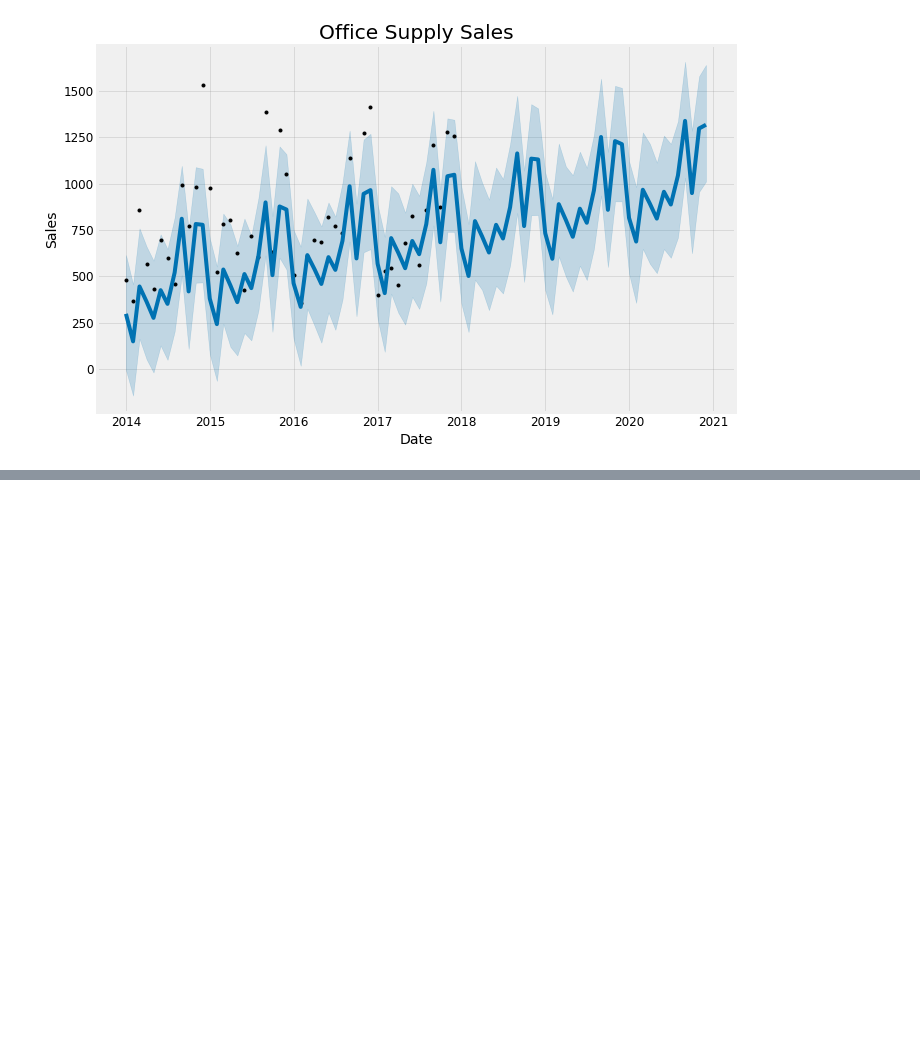
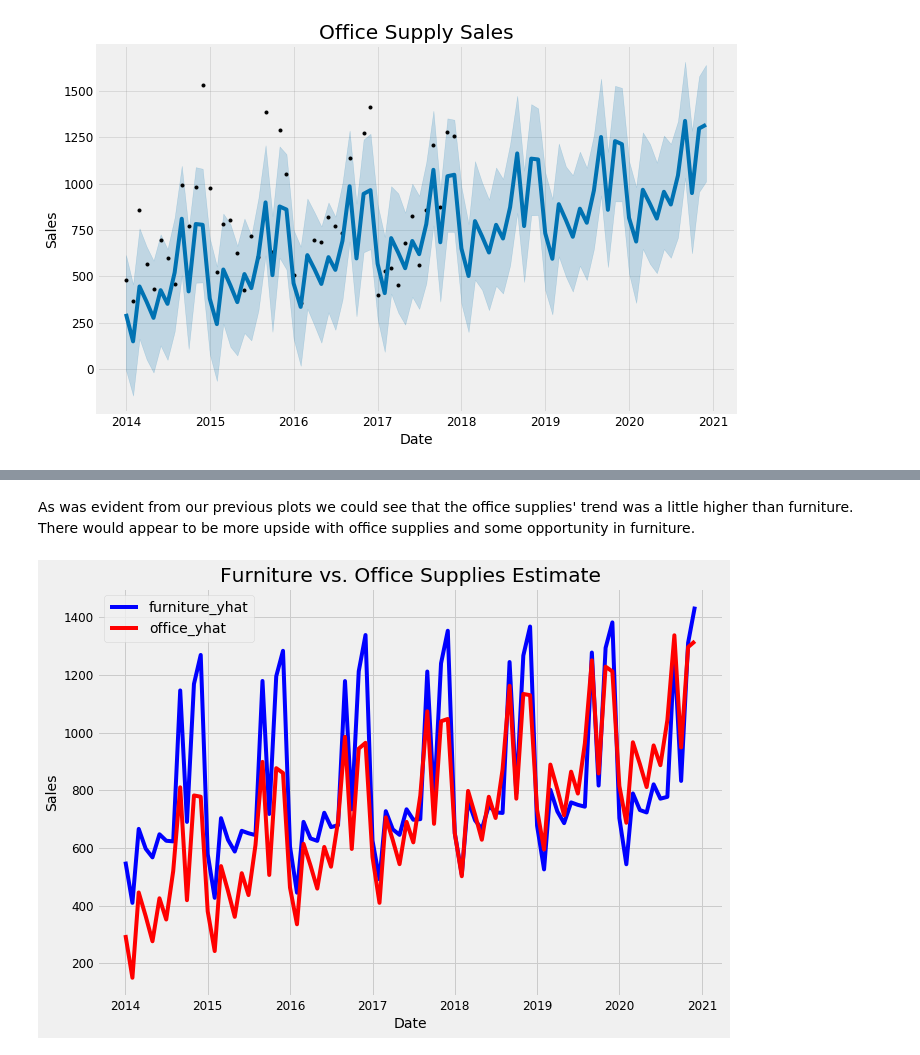
Before and after one commit to therealcrowder/timeSeriesStuff, a Jupyter notebook: pythonTimeSeries.ipynb, the cells around one changed output, grey strips where cells are left out. Saved outputs shown, nothing was run; the diff lists cells and outputs as text; code cells hidden in the pictures; blank space fills up the shorter version.

```diff
--- a/pythonTimeSeries.ipynb
+++ b/pythonTimeSeries.ipynb
@@ -431,0 +464,15 @@ plt.show()
+# %% [markdown]
+As was evident from our previous plots we could see that the office supplies' trend was a little higher than furniture. There would appear to be more upside with office supplies and some opportunity in furniture.
+# %%
+# Actual vs. Estimates plot
+
+plt.figure(figsize=(10, 7))
+
+plt.plot(forecast['Date'], forecast['furniture_yhat'], 'b-')
+plt.plot(forecast['Date'], forecast['office_yhat'], 'r-')
+
+plt.legend(); plt.xlabel('Date'); plt.ylabel('Sales')
+plt.title('Furniture vs. Office Supplies Estimate');
+plt.show()
+# %% [output]
+[figure, added]
```
Also changed, not shown: parts of 14 cells of this notebook.
